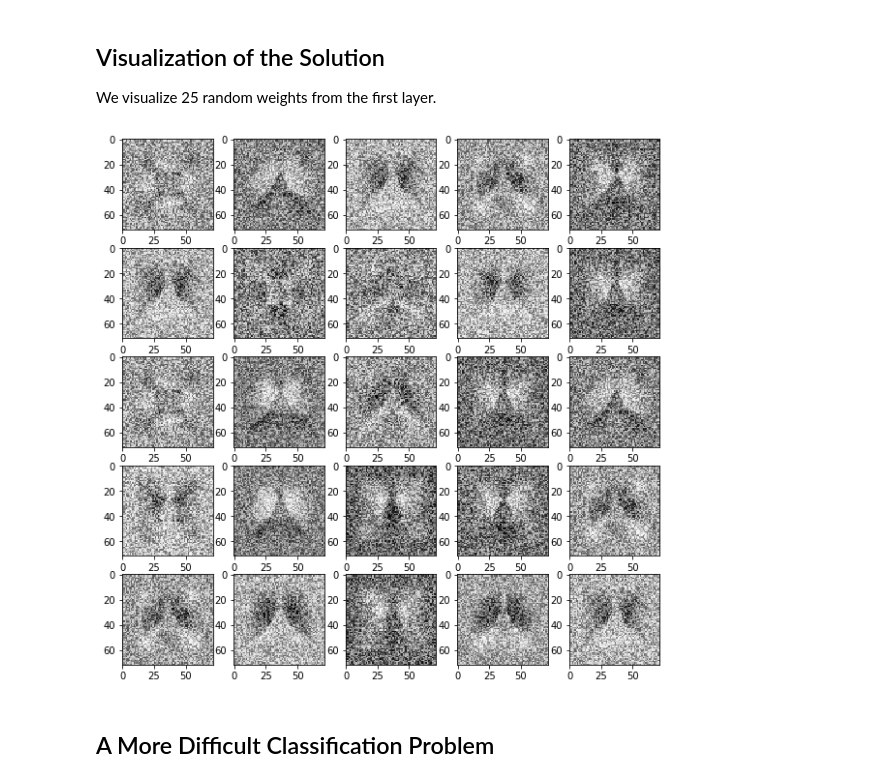
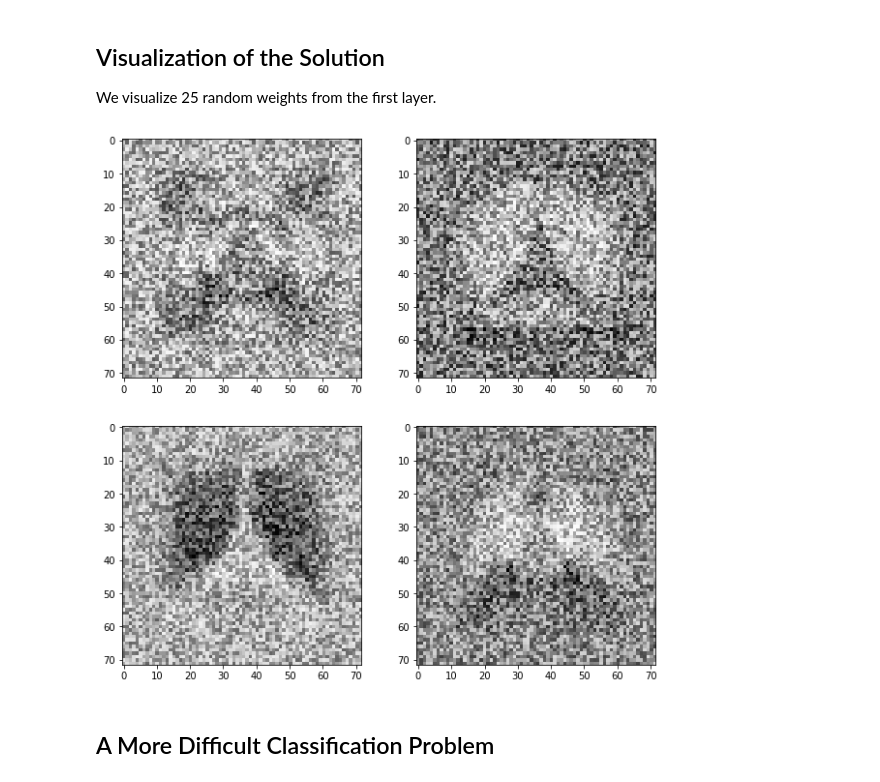
Before and after one commit to hugcis/deep-learning-course, a Jupyter notebook: MP1/mp1.ipynb, the cells around one changed output. Cells and saved outputs as stored; diff of their text form; code cells hidden in the pictures.

```diff
--- a/MP1/mp1.ipynb
+++ b/MP1/mp1.ipynb
@@ -42,8 +28,8 @@ Creating data:
 ### Classification with SGD
 # %%
 model = Sequential()
-model.add(Dense(units=30, activation='linear', input_dim=5184))
-model.add(Dense(units=3, activation='linear'))
+model.add(Dense(units=4, activation='linear', input_dim=5184))
+model.add(Dense(units=3, activation='linear', input_dim=5184))
 
 model.compile(loss=keras.losses.categorical_crossentropy,
               optimizer=keras.optimizers.sgd(),
@@ -79,5 +65,5 @@ model.compile(loss=keras.losses.categorical_crossentropy,
               optimizer=keras.optimizers.adam(),
               metrics=[keras.metrics.categorical_accuracy])
 
-model.fit(X_train, keras.utils.to_categorical(Y_train), epochs=10, batch_size=32)
+model.fit(X_train, keras.utils.to_categorical(Y_train), epochs=20, batch_size=32)
 # %% [output]
@@ -109,17 +92,17 @@ Adam converges on the first epoch (faster than SGD).
 
 We visualize 25 random weights from the first layer.
 # %%
-n = 5
+n = 2
 fig, ax = plt.subplots(n, n, figsize=(10, 10))
 
 for i in range(n):
     for j in range(n):
-        p = np.random.randint(model.get_weights()[0].shape[1])
+        p = np.arange(model.get_weights()[0].shape[1])[n*i + j]
         im = model.get_weights()[0][:, p]
         reshaped_image = im.reshape(72, 72)
         ax[i, j].imshow(reshaped_image, cmap=plt.get_cmap('Greys'))
 # %% [output]
-[figure, old version]
+[figure, new version]
 # %% [markdown]
 ## A More Difficult Classification Problem
 # %%
```
Also changed, not shown: parts of 20 cells of this notebook, 1 other file.
